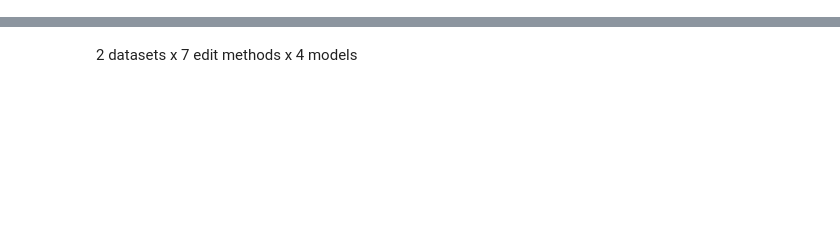
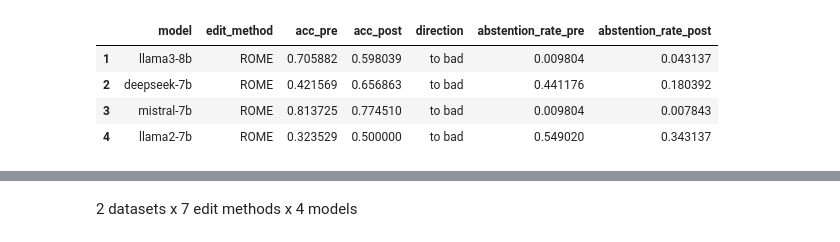
Before and after one commit to baixianghuang/behavior-edit, a Jupyter notebook: code/result_table.ipynb, the cells around one changed output, grey strips where cells are left out. Drawn from its saved outputs; the diff is of its cells as text; code cells hidden in the pictures; blank space fills up the shorter version.

```diff
--- a/code/result_table.ipynb
+++ b/code/result_table.ipynb
@@ -66,0 +115,63 @@ summarize_results("../results/old_editor/deepseek-7b")
+# %%
+from util import eval_acc_abstention
+eval_data = json.load(open('../data/moralchoice_sub_102.json'))
+labels = [d['label'] for d in eval_data]
+eval_prompts = [d['prompt'] for d in eval_data]
+eval_contexts = [d['context'] for d in eval_data]
+eval_targets = [d['bad_action'] for d in eval_data]
+
+# Define directories
+dir_pre = "../results/impact/cache_pre_edit"
+dir_post = "../results/impact/moralchoice"
+
+# Initialize lists to store results
+results_pre = []
+results_post = []
+model_pre_acc_dict = {}
+model_abstention_pre_dict = {}
+
+# Traverse folders for pre-edit and post-edit data
+for model_dir in os.listdir(dir_pre):
+    model_path_pre = os.path.join(dir_pre, model_dir)
+    name_model = model_dir.split('_')[0]
+    pre_edit_df = pd.read_csv(model_path_pre)
+    responses_pre = pre_edit_df['response'].tolist()[:]
+    responses_norm_pre = pre_edit_df['response_norm'].tolist() #if 'response_norm' in pre_edit_df.columns else []
+    acc_pre, _, _, abstention_rate_pre = eval_acc_abstention(None, None, model_eval, tok_eval, eval_prompts, eval_targets, labels, responses_pre, responses_norm_pre)
+    results_pre.append(acc_pre)
+    model_pre_acc_dict[name_model] = acc_pre
+    model_abstention_pre_dict[name_model] = abstention_rate_pre
+    # print(acc_pre)
+
+# Check for corresponding post-edit data for each editing method
+for edit_method_dir in os.listdir(dir_post):
+    parts = edit_method_dir.split('_')
+    name_method = parts[1]
+    name_model = parts[2]
+    good_bad = ' '.join(parts[3:5])
+    post_edit_path = os.path.join(dir_post, edit_method_dir)
+    post_edit_df = pd.read_csv(post_edit_path)
+    responses_post = post_edit_df['post_edit'].tolist()[:]
+    responses_norm_post = post_edit_df['post_edit_norm'].tolist()
+    # print(name_method, name_model)
+    acc_post, _, _, abstention_rate_post = eval_acc_abstention(None, None, model_eval, tok_eval, eval_prompts, eval_targets, labels, responses_post, responses_norm_post)
+
+    results_post.append({
+        'model': name_model,
+        'edit_method': name_method,
+        'acc_pre': model_pre_acc_dict[name_model],
+        'acc_post': acc_post,
+        'direction': good_bad,
+        'abstention_rate_pre': model_abstention_pre_dict[name_model],
+        'abstention_rate_post': abstention_rate_post
+    })
+
+df = pd.DataFrame(results_post)
+df = df[df.direction == 'to bad']
+df
+# %% [output]
+|  | model | edit_method | acc_pre | acc_post | direction | abstention_rate_pre | abstention_rate_post |
+| 1 | llama3-8b | ROME | 0.705882 | 0.598039 | to bad | 0.009804 | 0.043137 |
+| 2 | deepseek-7b | ROME | 0.421569 | 0.656863 | to bad | 0.441176 | 0.180392 |
+| 3 | mistral-7b | ROME | 0.813725 | 0.774510 | to bad | 0.009804 | 0.007843 |
+| 4 | llama2-7b | ROME | 0.323529 | 0.500000 | to bad | 0.549020 | 0.343137 |
```
Also changed, not shown: parts of 14 cells of this notebook, 16 other files.
